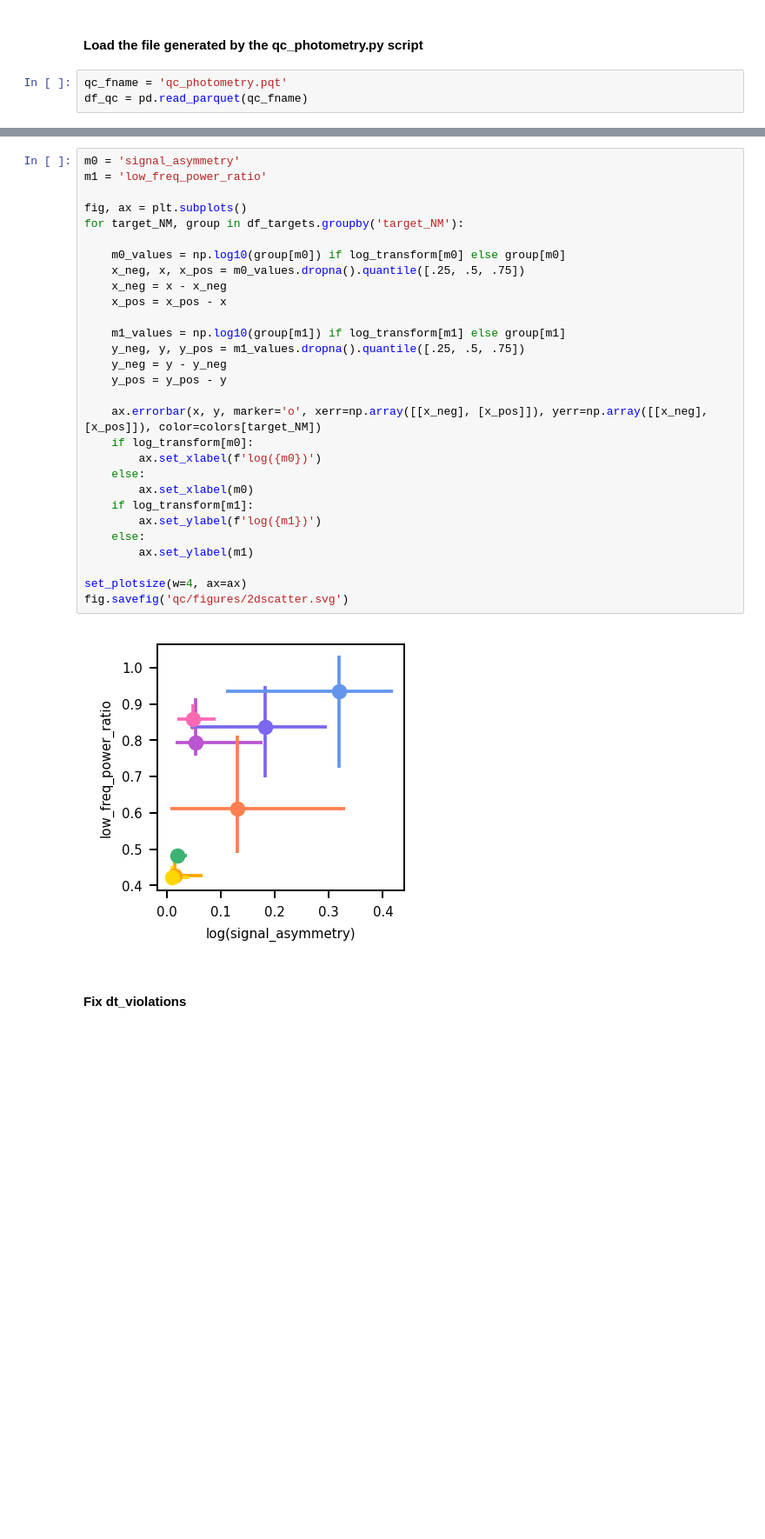
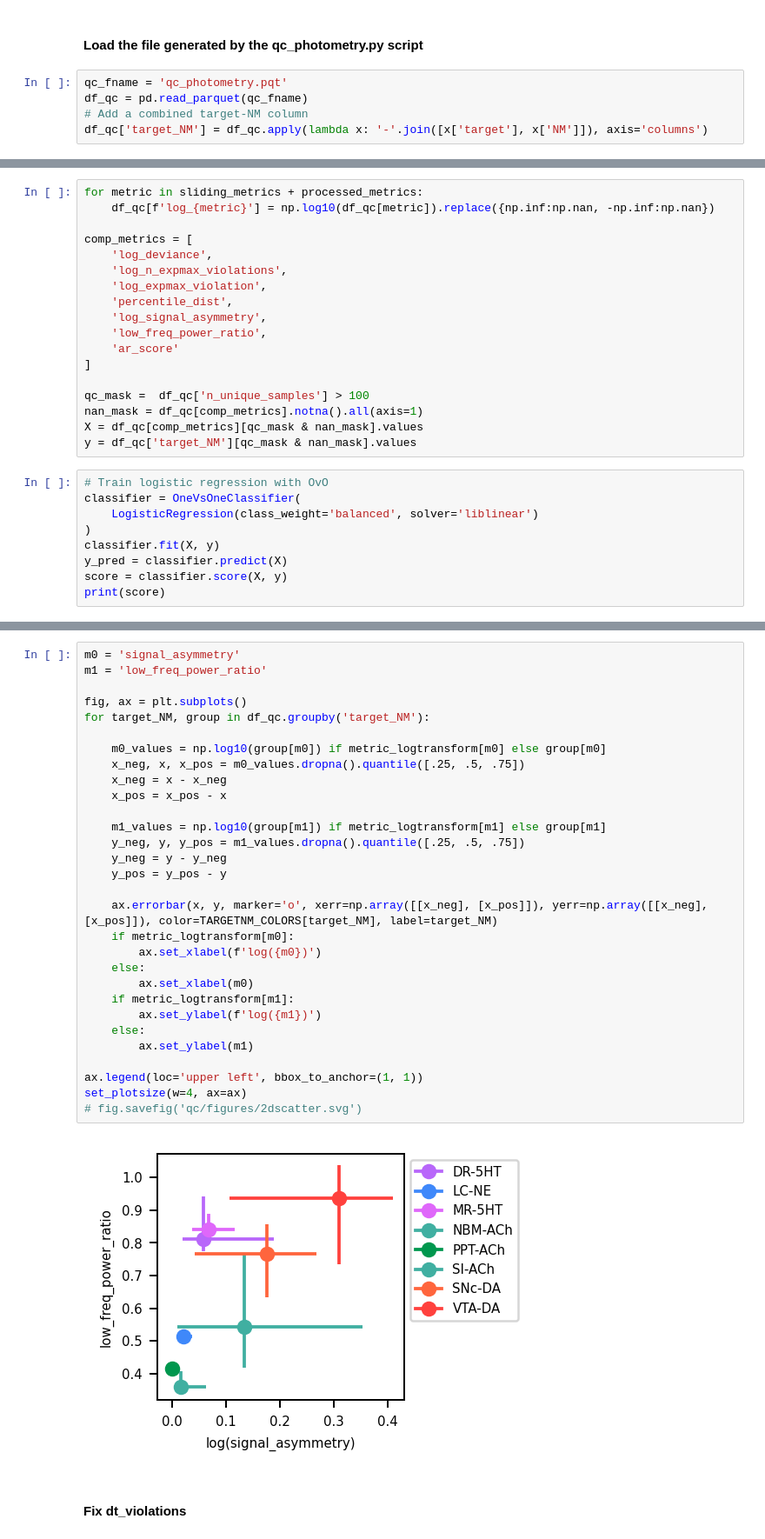
Before and after one commit to davcrom/ibl_neuromodulators, a Jupyter notebook: 01_quality_control.ipynb, the cells around one changed output, grey strips where cells are left out. Shown at 87% size. Drawn from its saved outputs; the diff is of its cells as text; blank space fills up the shorter version.

```diff
--- a/01_quality_control.ipynb
+++ b/01_quality_control.ipynb
@@ -53,3 +64,5 @@ df = df_sessions.query('local_photometry == True')
 # %%
 qc_fname = 'qc_photometry.pqt'
 df_qc = pd.read_parquet(qc_fname)
+# Add a combined target-NM column
+df_qc['target_NM'] = df_qc.apply(lambda x: '-'.join([x['target'], x['NM']]), axis='columns')
@@ -468 +219,28 @@ for i in range(len(m)):
 ... (9 outputs left out)
+# %%
+for metric in sliding_metrics + processed_metrics:
+    df_qc[f'log_{metric}'] = np.log10(df_qc[metric]).replace({np.inf:np.nan, -np.inf:np.nan})
+
+comp_metrics = [
+    'log_deviance',
+    'log_n_expmax_violations',
+    'log_expmax_violation',
+    'percentile_dist',
+    'log_signal_asymmetry',
+    'low_freq_power_ratio',
+    'ar_score'
+]
+
+qc_mask =  df_qc['n_unique_samples'] > 100
+nan_mask = df_qc[comp_metrics].notna().all(axis=1)
+X = df_qc[comp_metrics][qc_mask & nan_mask].values
+y = df_qc['target_NM'][qc_mask & nan_mask].values
+# %%
+# Train logistic regression with OvO
+classifier = OneVsOneClassifier(
+    LogisticRegression(class_weight='balanced', solver='liblinear')
+)
+classifier.fit(X, y)
+y_pred = classifier.predict(X)
+score = classifier.score(X, y)
+print(score)
@@ -469,34 +324,35 @@ for i in range(len(m)):
 # %%
 m0 = 'signal_asymmetry'
 m1 = 'low_freq_power_ratio'
 
 fig, ax = plt.subplots()
-for target_NM, group in df_targets.groupby('target_NM'):
+for target_NM, group in df_qc.groupby('target_NM'):
 
-    m0_values = np.log10(group[m0]) if log_transform[m0] else group[m0]
+    m0_values = np.log10(group[m0]) if metric_logtransform[m0] else group[m0]
     x_neg, x, x_pos = m0_values.dropna().quantile([.25, .5, .75])
     x_neg = x - x_neg
     x_pos = x_pos - x
 
-    m1_values = np.log10(group[m1]) if log_transform[m1] else group[m1]
+    m1_values = np.log10(group[m1]) if metric_logtransform[m1] else group[m1]
     y_neg, y, y_pos = m1_values.dropna().quantile([.25, .5, .75])
     y_neg = y - y_neg
     y_pos = y_pos - y
 
-    ax.errorbar(x, y, marker='o', xerr=np.array([[x_neg], [x_pos]]), yerr=np.array([[x_neg], [x_pos]]), color=colors[target_NM])
-    if log_transform[m0]:
+    ax.errorbar(x, y, marker='o', xerr=np.array([[x_neg], [x_pos]]), yerr=np.array([[x_neg], [x_pos]]), color=TARGETNM_COLORS[target_NM], label=target_NM)
+    if metric_logtransform[m0]:
         ax.set_xlabel(f'log({m0})')
     else:
         ax.set_xlabel(m0)
-    if log_transform[m1]:
+    if metric_logtransform[m1]:
         ax.set_ylabel(f'log({m1})')
     else:
         ax.set_ylabel(m1)
 
+ax.legend(loc='upper left', bbox_to_anchor=(1, 1))
 set_plotsize(w=4, ax=ax)
-fig.savefig('qc/figures/2dscatter.svg')
+# fig.savefig('qc/figures/2dscatter.svg')
 # %% [output]
-[figure, old version]
+[figure, new version]
 # %% [markdown]
 #### Fix dt_violations
 # %%
```
Also changed, not shown: parts of 49 cells of this notebook, 7 other files.
